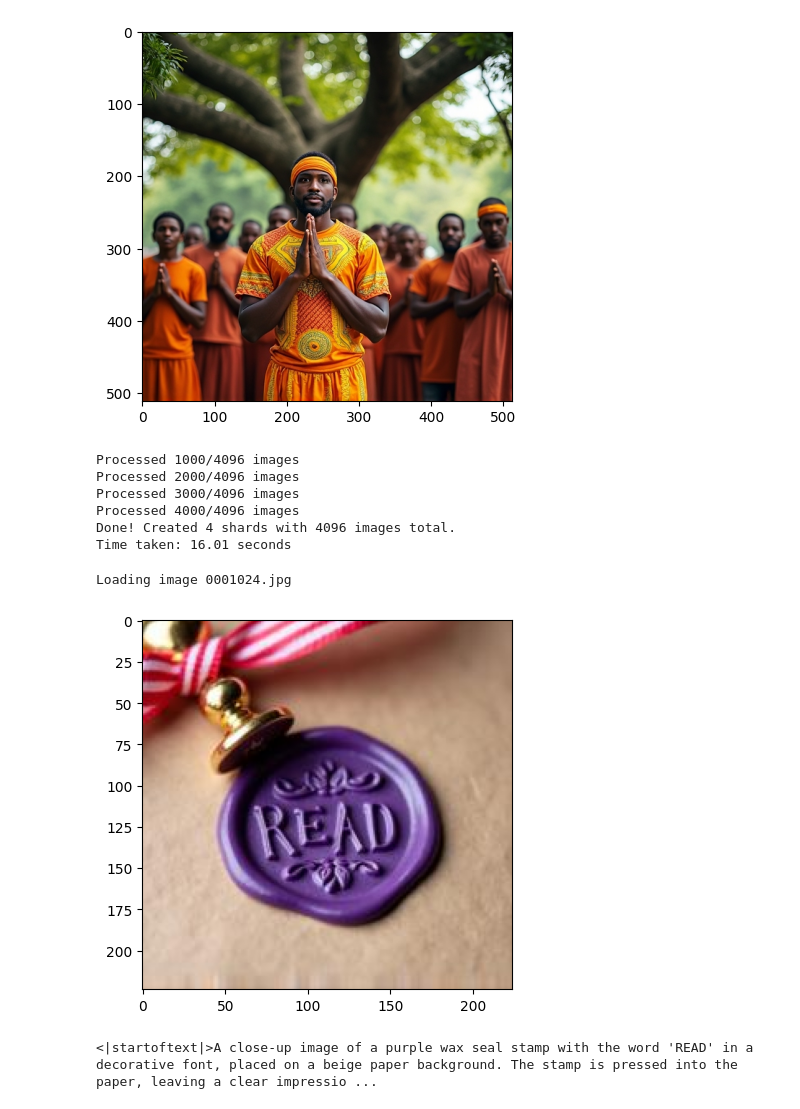
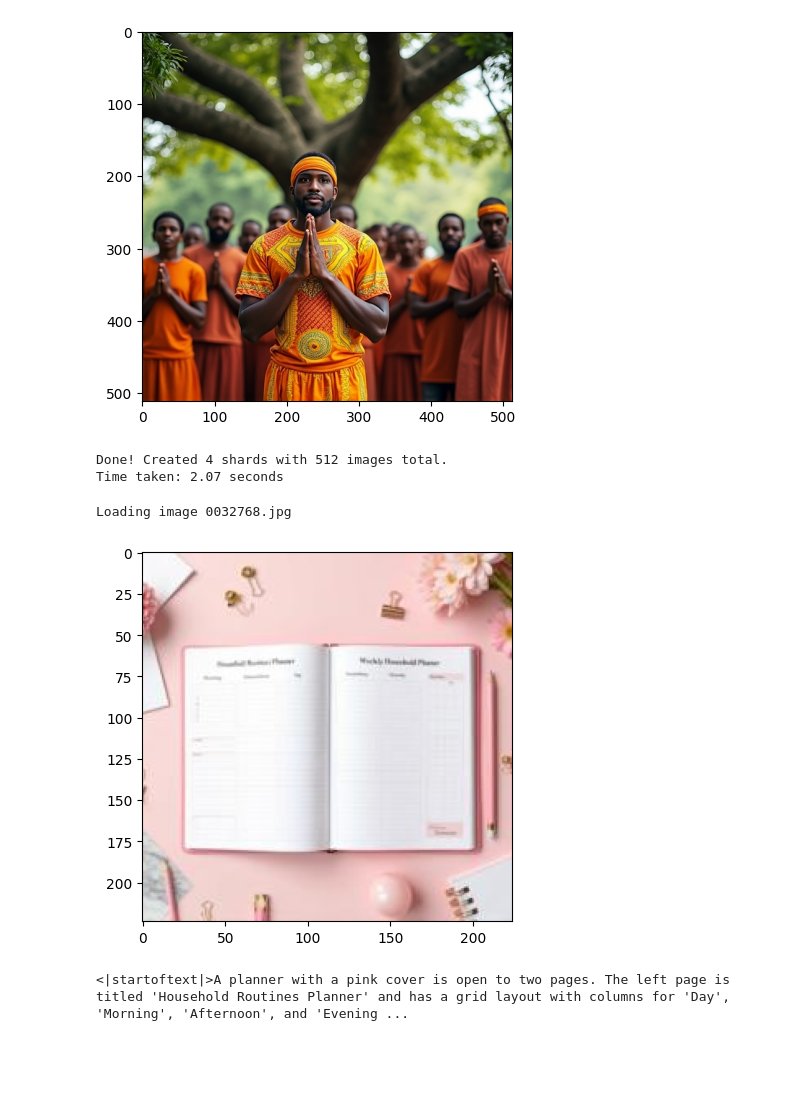
Before and after one commit to milan-kodali/clip, a Jupyter notebook: clip.ipynb, the cells around one changed output. Cells and saved outputs as stored; diff of their text form; code cells hidden in the pictures; blank space fills up the shorter version.

```diff
--- a/clip.ipynb
+++ b/clip.ipynb
@@ -448,9 +478,9 @@ DatasetInfo(description='', citation='', homepage='', license='', features={'jpg
 
 import os, io, tarfile
 
-max_images = 4096
+max_images = 512
 img_size = 224
-shard_size = 1024
+shard_size = 128
 n_val_shard = 1
 
 shard_dir = "./.cache/data/text-to-image-2M-test"
@@ -537,43 +567,39 @@ print(f"Done! Created {next_shard_index} shards with {img_index} images total.")
 end_time = time.time()
 print(f"Time taken: {end_time - start_time:.2f} seconds")
 # %% [output]
-Processed 1000/4096 images
-Processed 2000/4096 images
-Processed 3000/4096 images
-Processed 4000/4096 images
-Done! Created 4 shards with 4096 images total.
-Time taken: 16.01 seconds
+Done! Created 4 shards with 512 images total.
+Time taken: 2.07 seconds
 # %%
 # ------------------------------
 # test loading dataset from tar shards
 # ------------------------------
 
 import os, io, tarfile
 shard_dir = "./.cache/data/text-to-image-2M"
 
 for shard in os.listdir(shard_dir):
     if not shard.endswith("train_000001.tar"):
         continue
     shard_path = os.path.join(shard_dir, shard)
     tar = tarfile.open(shard_path, "r")
     file_names = tar.getnames()
     # sample one image
     img_name = file_names[0]
     print(f"Loading image {img_name}")
     img_bytes = tar.extractfile(img_name).read()
     img = Image.open(io.BytesIO(img_bytes))
     plt.imshow(img)
     plt.show()
     # sample one label
     token_name = file_names[1]
     token_bytes = tar.extractfile(token_name).read()
-    tokens = torch.load(io.BytesIO(token_bytes))
+    tokens = torch.load(io.BytesIO(token_bytes), map_location='cpu')
     print(tokenizer.decode(tokens))
     break
 # %% [output]
-Loading image 0001024.jpg
+Loading image 0032768.jpg
-[figure, old version]
+[figure, new version]
-<|startoftext|>A close-up image of a purple wax seal stamp with the word 'READ' in a decorative font, placed on a beige paper background. The stamp is pressed into the paper, leaving a clear impressio ...
+<|startoftext|>A planner with a pink cover is open to two pages. The left page is titled 'Household Routines Planner' and has a grid layout with columns for 'Day', 'Morning', 'Afternoon', and 'Evening ...
 # %%
 # ------------------------------
 # basic data loader
```
Also changed, not shown: parts of 7 cells of this notebook.
